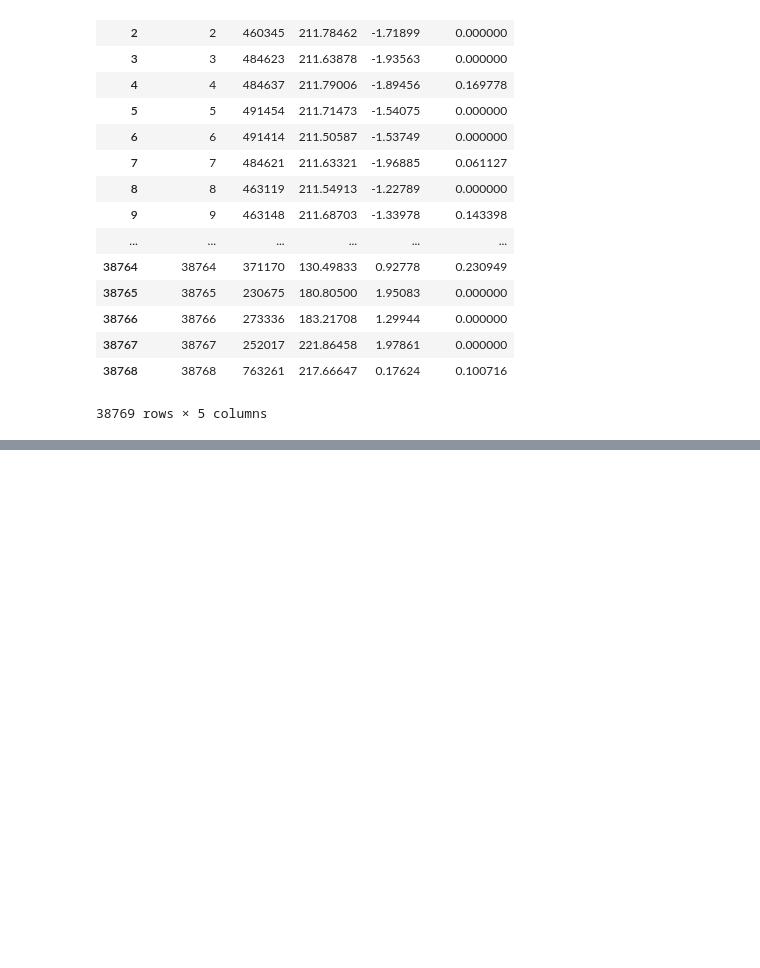
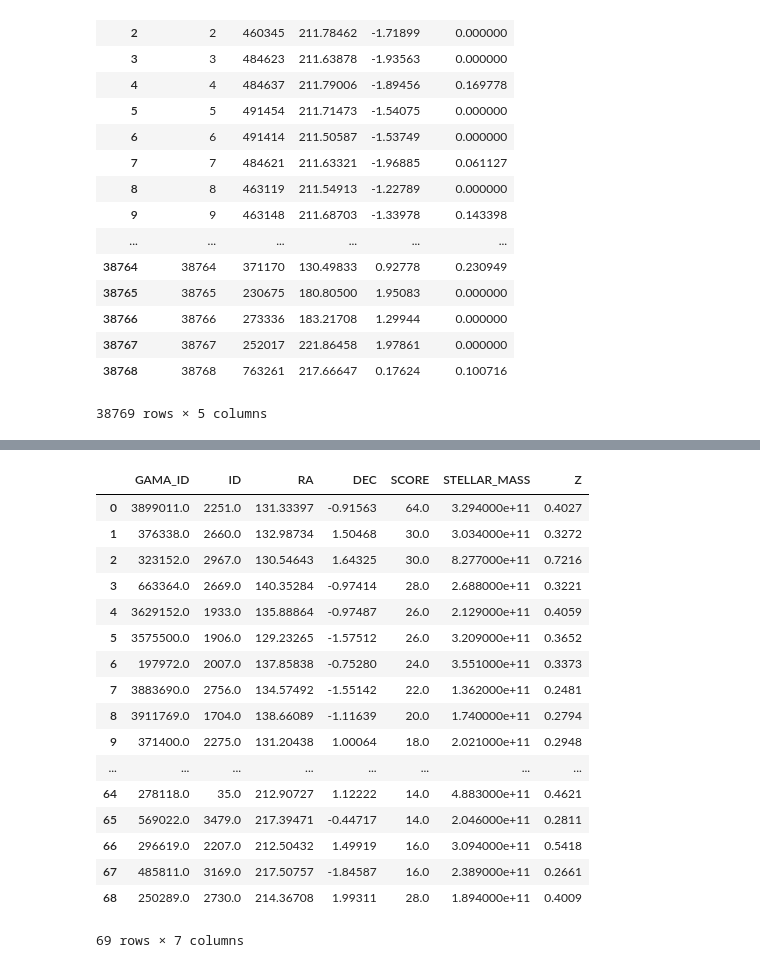
Before and after one commit to shawnknabel/lens_methods, a Jupyter notebook: Shawn Knabel - Gravitational Lensing Notebook - Concise.ipynb, the cells around one changed output, grey strips where cells are left out. Saved outputs shown, nothing was run; the diff lists cells and outputs as text; code cells hidden in the pictures; blank space fills up the shorter version.

```diff
--- a/Shawn Knabel - Gravitational Lensing Notebook - Concise.ipynb
+++ b/Shawn Knabel - Gravitational Lensing Notebook - Concise.ipynb
@@ -1179,0 +1045,26 @@ zoo_in_gama
+# %%
+mac_hard_cut = mac_with_mass[mac_with_mass.SCORE >= 14]
+
+mac_hard_cut = mac_hard_cut.reset_index()
+mac_hard_cut = mac_hard_cut.drop(columns = ['index','Unnamed: 0','Unnamed: 0.1'])
+
+mac_hard_cut
+# %% [output]
+|  | GAMA_ID | ID | RA | DEC | SCORE | STELLAR_MASS | Z |
+| 0 | 3899011.0 | 2251.0 | 131.33397 | -0.91563 | 64.0 | 3.294000e+11 | 0.4027 |
+| 1 | 376338.0 | 2660.0 | 132.98734 | 1.50468 | 30.0 | 3.034000e+11 | 0.3272 |
+| 2 | 323152.0 | 2967.0 | 130.54643 | 1.64325 | 30.0 | 8.277000e+11 | 0.7216 |
+| 3 | 663364.0 | 2669.0 | 140.35284 | -0.97414 | 28.0 | 2.688000e+11 | 0.3221 |
+| 4 | 3629152.0 | 1933.0 | 135.88864 | -0.97487 | 26.0 | 2.129000e+11 | 0.4059 |
+| 5 | 3575500.0 | 1906.0 | 129.23265 | -1.57512 | 26.0 | 3.209000e+11 | 0.3652 |
+| 6 | 197972.0 | 2007.0 | 137.85838 | -0.75280 | 24.0 | 3.551000e+11 | 0.3373 |
+| 7 | 3883690.0 | 2756.0 | 134.57492 | -1.55142 | 22.0 | 1.362000e+11 | 0.2481 |
+| 8 | 3911769.0 | 1704.0 | 138.66089 | -1.11639 | 20.0 | 1.740000e+11 | 0.2794 |
+| 9 | 371400.0 | 2275.0 | 131.20438 | 1.00064 | 18.0 | 2.021000e+11 | 0.2948 |
+| ... | ... | ... | ... | ... | ... | ... | ... |
+| 64 | 278118.0 | 35.0 | 212.90727 | 1.12222 | 14.0 | 4.883000e+11 | 0.4621 |
+| 65 | 569022.0 | 3479.0 | 217.39471 | -0.44717 | 14.0 | 2.046000e+11 | 0.2811 |
+| 66 | 296619.0 | 2207.0 | 212.50432 | 1.49919 | 16.0 | 3.094000e+11 | 0.5418 |
+| 67 | 485811.0 | 3169.0 | 217.50757 | -1.84587 | 16.0 | 2.389000e+11 | 0.2661 |
+| 68 | 250289.0 | 2730.0 | 214.36708 | 1.99311 | 28.0 | 1.894000e+11 | 0.4009 |
+69 rows × 7 columns
```
Also changed, not shown: parts of 33 cells of this notebook, 8 other files.
